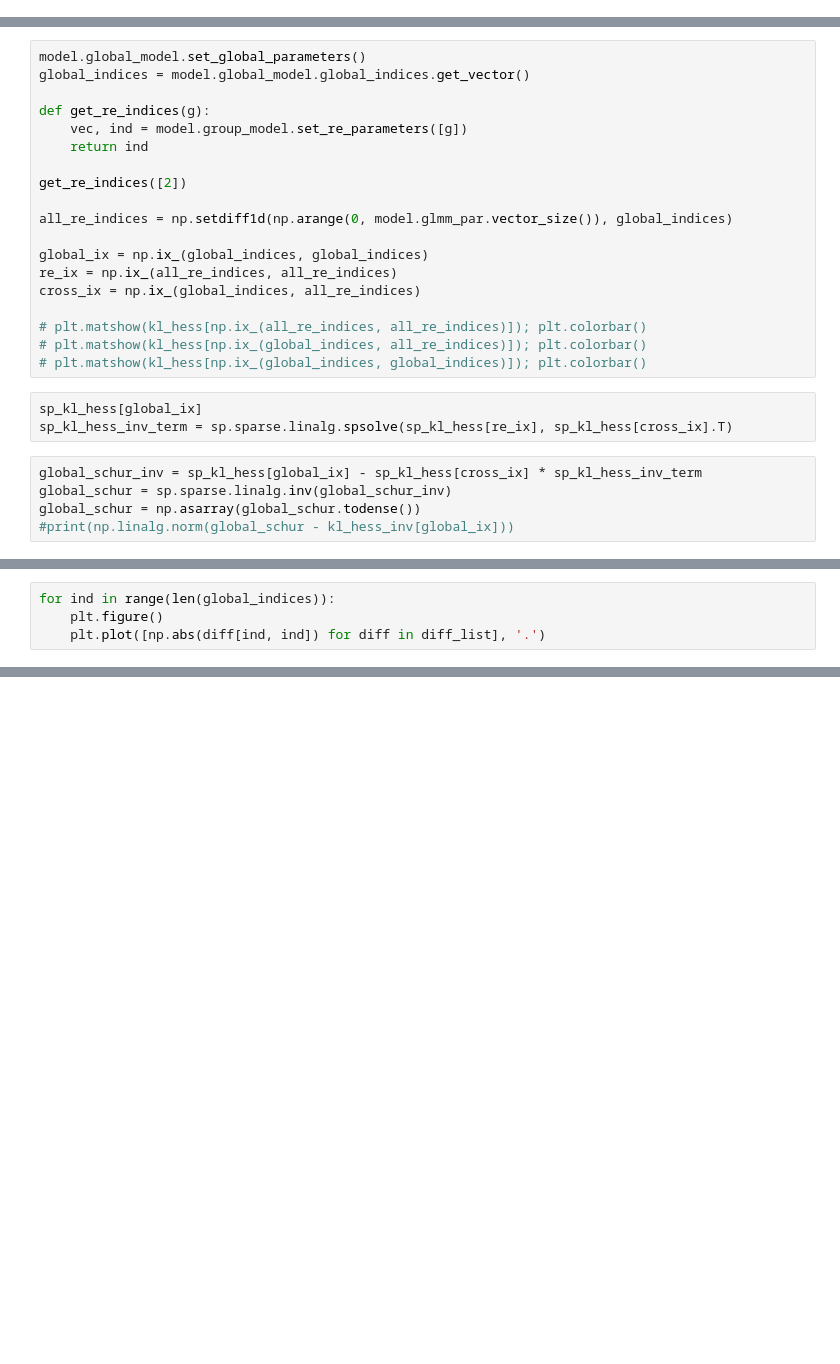
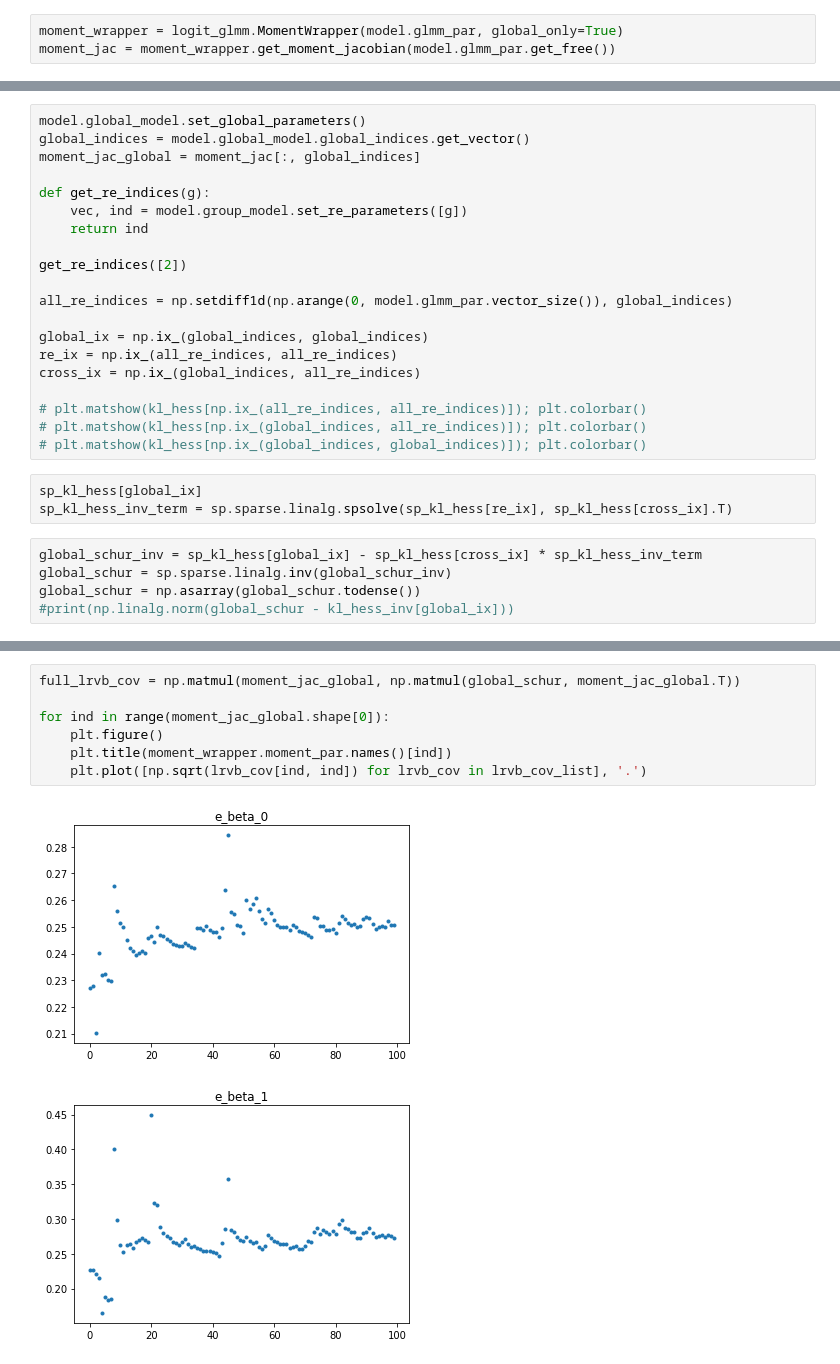
Before and after one commit to rgiordan/LinearResponseVariationalBayes.py, a Jupyter notebook: Models/LogisticGLMM/StochasticHessianEstimation.ipynb, the cells around one changed output, grey strips where cells are left out. Saved outputs shown, nothing was run; the diff lists cells and outputs as text; blank space fills up the shorter version.

```diff
--- a/Models/LogisticGLMM/StochasticHessianEstimation.ipynb
+++ b/Models/LogisticGLMM/StochasticHessianEstimation.ipynb
@@ -69,6 +69,9 @@ model = logit_glmm.LogisticGLMM(
 
 model.glmm_par.set_free(vb_data['glmm_par_free'])
 kl_hess = vb_sparse.unpack_csr_matrix(vb_data['kl_hess_packed'])
+# %%
+moment_wrapper = logit_glmm.MomentWrapper(model.glmm_par, global_only=True)
+moment_jac = moment_wrapper.get_moment_jacobian(model.glmm_par.get_free())
 # %%
 sp_kl_hess = \
     model.group_model.get_sparse_kl_vec_hessian(print_every_n=500) + \
@@ -91,6 +85,7 @@ Group 4500 of 4999.
 # %%
 model.global_model.set_global_parameters()
 global_indices = model.global_model.global_indices.get_vector()
+moment_jac_global = moment_jac[:, global_indices]
 
 def get_re_indices(g):
     vec, ind = model.group_model.set_re_parameters([g])
@@ -182,4 +159,0 @@ plt.matshow(np.std(schur_terms, axis=0)); plt.colorbar()
-# %%
-for ind in range(len(global_indices)):
-    plt.figure()
-    plt.plot([np.abs(diff[ind, ind]) for diff in diff_list], '.')
@@ -185,0 +182,10 @@ for ind in range(len(global_indices)):
+# %%
+full_lrvb_cov = np.matmul(moment_jac_global, np.matmul(global_schur, moment_jac_global.T))
+
+for ind in range(moment_jac_global.shape[0]):
+    plt.figure()
+    plt.title(moment_wrapper.moment_par.names()[ind])
+    plt.plot([np.sqrt(lrvb_cov[ind, ind]) for lrvb_cov in lrvb_cov_list], '.')
+# %% [output]
+[figure, added]
+[figure, added]
```
Also changed, not shown: parts of 9 cells of this notebook, 1 other file.
